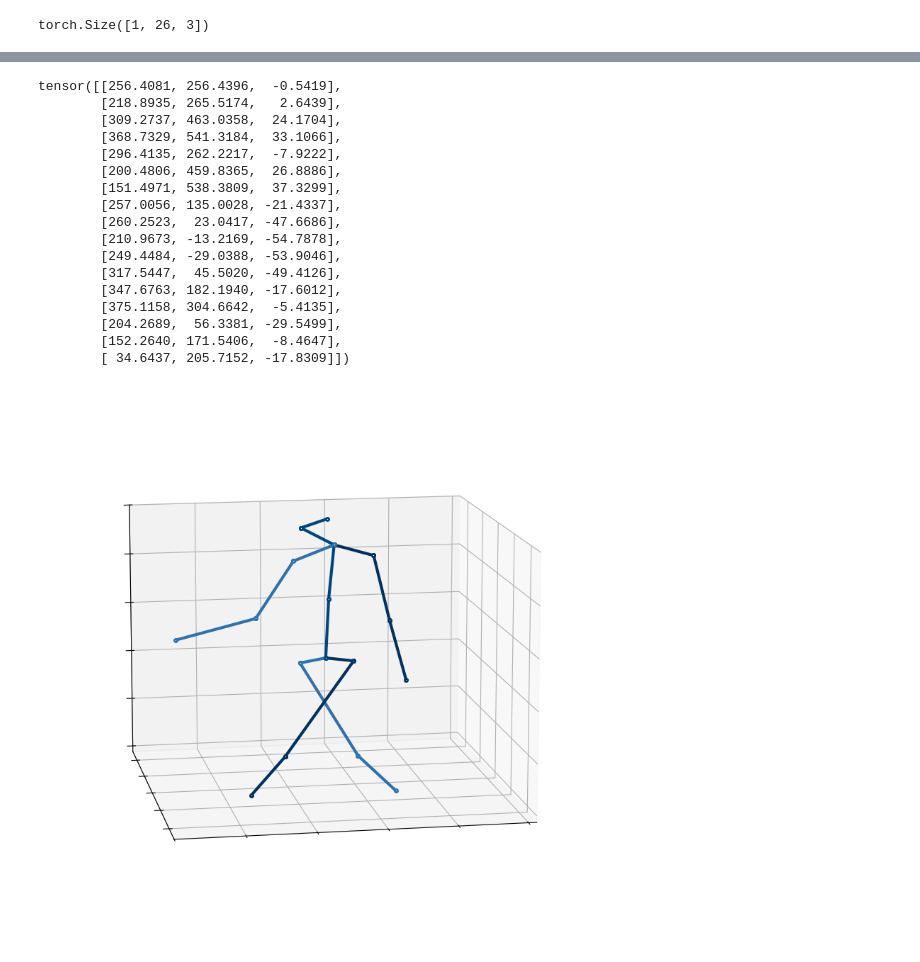
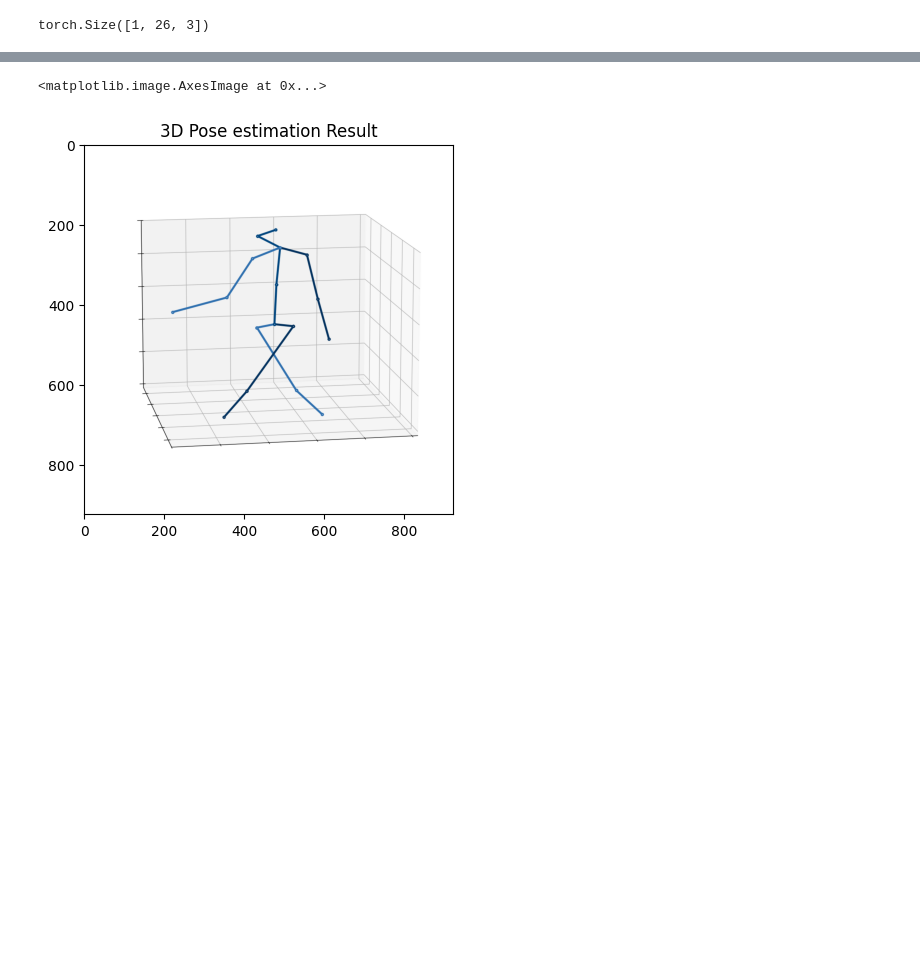
Before and after one commit to NeckNorm/AlphaPose, a Jupyter notebook: test.ipynb, the cells around one changed output, grey strips where cells are left out. Cells and saved outputs as stored; diff of their text form; code cells hidden in the pictures; blank space fills up the shorter version.

```diff
--- a/test.ipynb
+++ b/test.ipynb
@@ -324,0 +30,8 @@ detection_model = DetectionLoader(get_detector(dummy_obj()), pose_model_config,
+# %%
+from simple_pose3d_model import get_pose3d_model
+
+pose3d_model = get_pose3d_model(
+    pose3d_config_path="MotionBERT/configs/pose3d/MB_ft_h36m.yaml",
+    pose3d_weight_path="MotionBERT/weights/MB_ft_h36m.bin",
+    device=DEVICE
+)
@@ -627,55 +92,0 @@ array([[[256],
-# %%
-vlen = motion_world.shape[-1]
-
-frames = []
-joint_pairs = [[0, 1], [1, 2], [2, 3], [0, 4], [4, 5], [5, 6], [0, 7], [7, 8], [8, 9], [8, 11], [8, 14], [9, 10], [11, 12], [12, 13], [14, 15], [15, 16]]
-joint_pairs_left = [[8, 11], [11, 12], [12, 13], [0, 4], [4, 5], [5, 6]]
-joint_pairs_right = [[8, 14], [14, 15], [15, 16], [0, 1], [1, 2], [2, 3]]
-
-color_mid = "#00457E"
-color_left = "#02315E"
-color_right = "#2F70AF"
-for f in range(vlen):
-    j3d = motion_world[:,:,f]
-    print(j3d)
-    fig = plt.figure(0, figsize=(10, 10))
-    ax = plt.axes(projection="3d")
-    ax.set_xlim(-512, 0)
-    ax.set_ylim(-256, 256)
-    ax.set_zlim(-512, 0)
-
-    ax.view_init(elev=12., azim=80)
-    plt.tick_params(left = False, right = False , labelleft = False ,
-                    labelbottom = False, bottom = False)
-    for i in range(len(joint_pairs)):
-        # if i < 8:
-        #     continue
-        limb = joint_pairs[i]
-        xs, ys, zs = [np.array([j3d[limb[0], j], j3d[limb[1], j]]) for j in range(3)]
-        if joint_pairs[i] in joint_pairs_left:
-            ax.plot(-xs, -zs, -ys, color=color_left, lw=3, marker='o', markerfacecolor='w', markersize=3, markeredgewidth=2) # axis transformation for visualization
-        elif joint_pairs[i] in joint_pairs_right:
-            ax.plot(-xs, -zs, -ys, color=color_right, lw=3, marker='o', markerfacecolor='w', markersize=3, markeredgewidth=2) # axis transformation for visualization
-        else:
-            ax.plot(-xs, -zs, -ys, color=color_mid, lw=3, marker='o', markerfacecolor='w', markersize=3, markeredgewidth=2) # axis transformation for visualization
-
-    plt.show()
-# %% [output]
-tensor([[256.4081, 256.4396,  -0.5419],
-        [218.8935, 265.5174,   2.6439],
-        [309.2737, 463.0358,  24.1704],
-        [368.7329, 541.3184,  33.1066],
-        [296.4135, 262.2217,  -7.9222],
-        [200.4806, 459.8365,  26.8886],
-        [151.4971, 538.3809,  37.3299],
-        [257.0056, 135.0028, -21.4337],
-        [260.2523,  23.0417, -47.6686],
-        [210.9673, -13.2169, -54.7878],
-        [249.4484, -29.0388, -53.9046],
-        [317.5447,  45.5020, -49.4126],
-        [347.6763, 182.1940, -17.6012],
-        [375.1158, 304.6642,  -5.4135],
-        [204.2689,  56.3381, -29.5499],
-        [152.2640, 171.5406,  -8.4647],
-        [ 34.6437, 205.7152, -17.8309]])
-[figure, removed]
@@ -681,0 +103,17 @@ tensor([[256.4081, 256.4396,  -0.5419],
+# %%
+from simple_pose3d_visualizer import get_pose3d_result
+
+with torch.no_grad():
+    pose3d_outp = pose3d_model(test_2d_kp.to(DEVICE)).cpu()
+
+pose3d_vis = get_pose3d_result(
+    pose3d_outp_single=pose3d_outp[0],
+    elevation=12.,
+    angle=80
+)
+
+plt.title("3D Pose estimation Result")
+plt.imshow(pose3d_vis)
+# %% [output]
+<matplotlib.image.AxesImage at 0x...>
+[figure, added]
```
Also changed, not shown: parts of 50 cells of this notebook, 7 other files.
